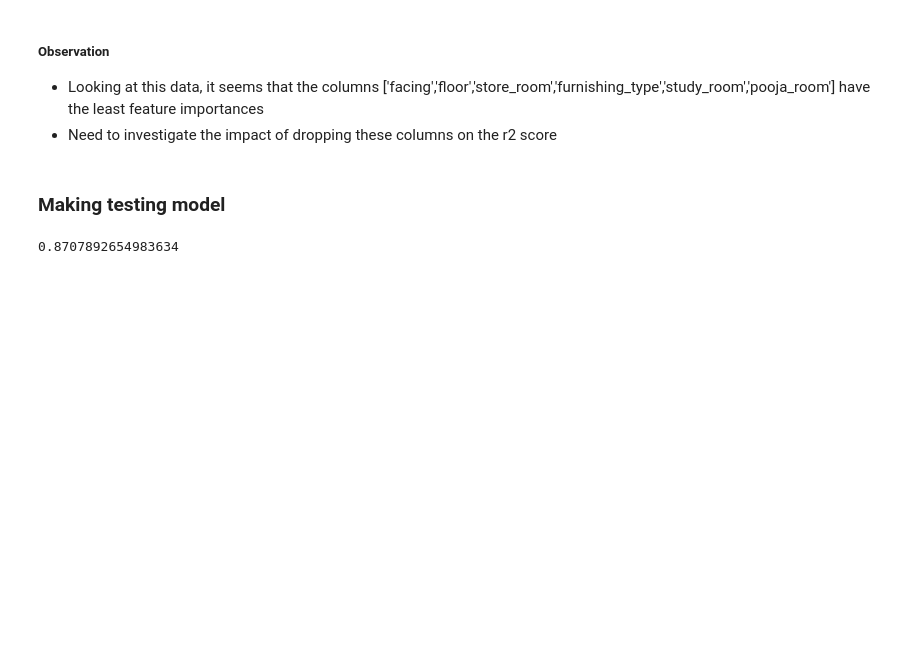
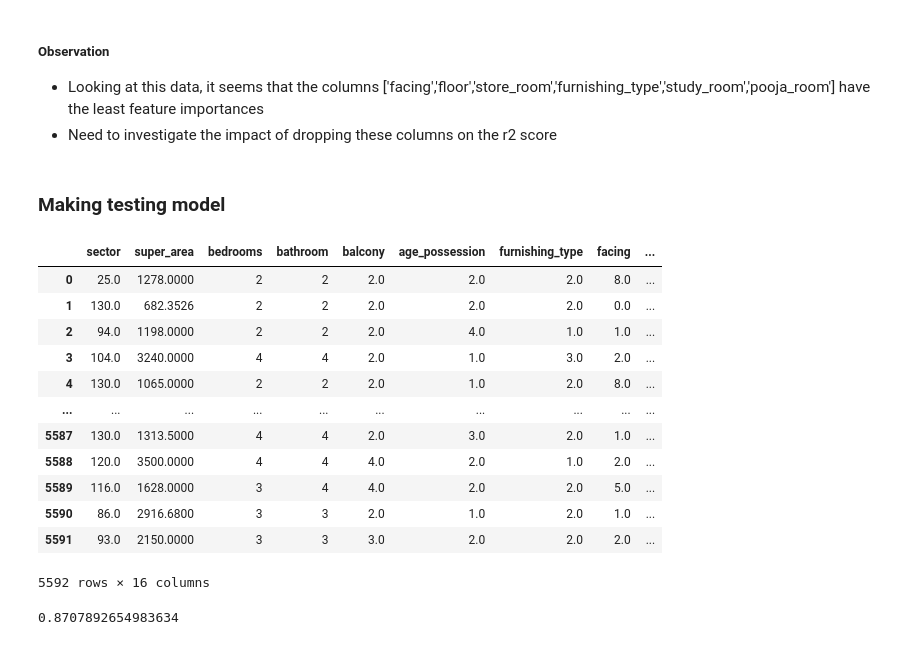
Before and after one commit to vashisthrahul13/DwellWell-AI, a Jupyter notebook: 4.5_feature_selection.ipynb, the cells around one changed output. Cells and saved outputs as stored; diff of their text form; code cells hidden in the pictures; blank space fills up the shorter version.

```diff
--- a/4.5_feature_selection.ipynb
+++ b/4.5_feature_selection.ipynb
@@ -481,6 +505,22 @@ from sklearn.model_selection import cross_val_score
 rf = RandomForestRegressor(n_estimators=100 , random_state=42)
 
 scores = cross_val_score(estimator=rf, X=X, y= Y, cv=5 , scoring= 'r2')
+# %%
+X
+# %% [output]
+|  | sector | super_area | bedrooms | bathroom | balcony | age_possession | furnishing_type | facing | ... |
+| 0 | 25.0 | 1278.0000 | 2 | 2 | 2.0 | 2.0 | 2.0 | 8.0 | ... |
+| 1 | 130.0 | 682.3526 | 2 | 2 | 2.0 | 2.0 | 2.0 | 0.0 | ... |
+| 2 | 94.0 | 1198.0000 | 2 | 2 | 2.0 | 4.0 | 1.0 | 1.0 | ... |
+| 3 | 104.0 | 3240.0000 | 4 | 4 | 2.0 | 1.0 | 3.0 | 2.0 | ... |
+| 4 | 130.0 | 1065.0000 | 2 | 2 | 2.0 | 1.0 | 2.0 | 8.0 | ... |
+| ... | ... | ... | ... | ... | ... | ... | ... | ... | ... |
+| 5587 | 130.0 | 1313.5000 | 4 | 4 | 2.0 | 3.0 | 2.0 | 1.0 | ... |
+| 5588 | 120.0 | 3500.0000 | 4 | 4 | 4.0 | 2.0 | 1.0 | 2.0 | ... |
+| 5589 | 116.0 | 1628.0000 | 3 | 4 | 4.0 | 2.0 | 2.0 | 5.0 | ... |
+| 5590 | 86.0 | 2916.6800 | 3 | 3 | 2.0 | 1.0 | 2.0 | 1.0 | ... |
+| 5591 | 93.0 | 2150.0000 | 3 | 3 | 3.0 | 2.0 | 2.0 | 2.0 | ... |
+5592 rows × 16 columns
 # %%
 scores.mean()
 # %% [output]
```
Also changed, not shown: parts of 15 cells of this notebook, 4 other files.
